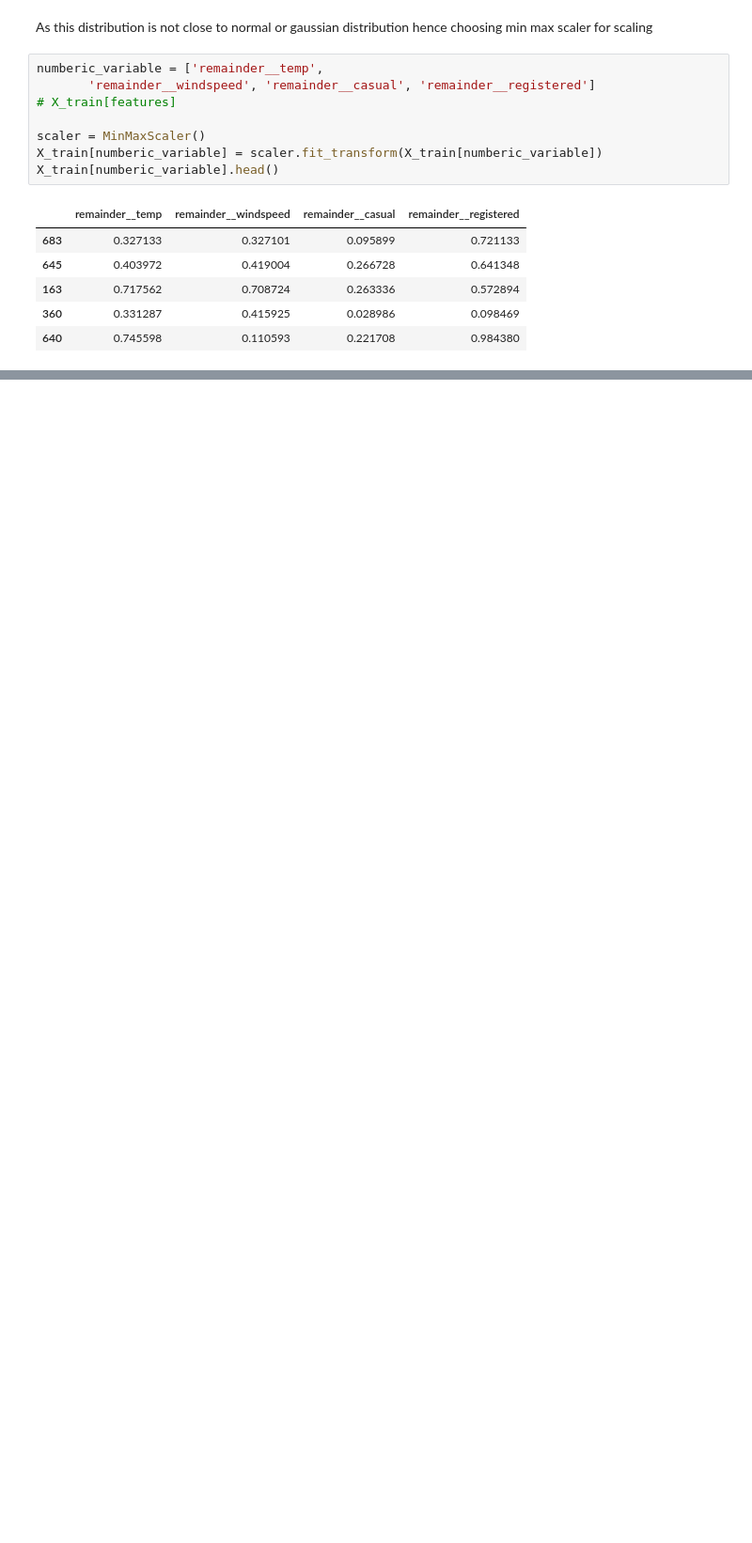
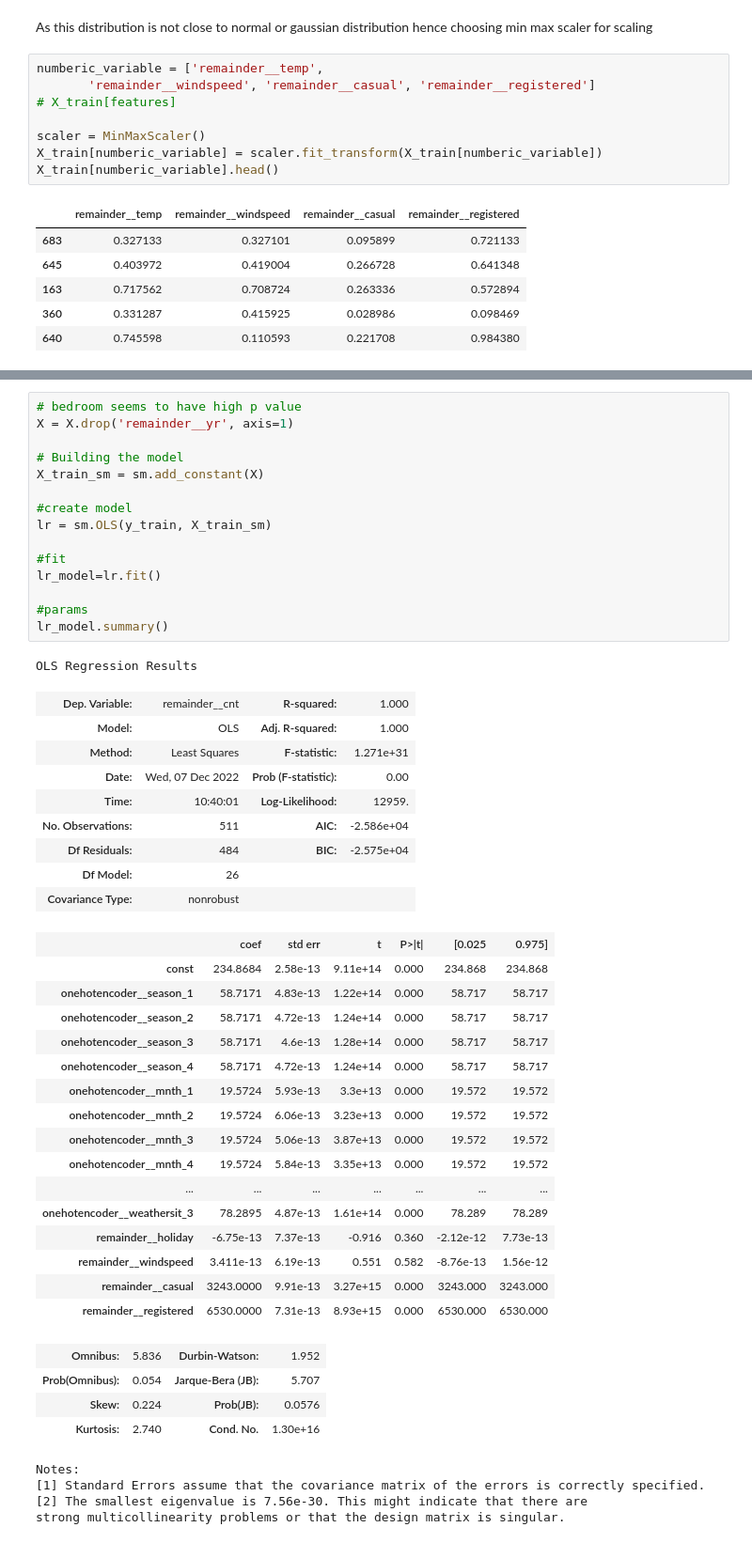
Before and after one commit to hargurjeet/Bike_Sharing_Case_Study, a Jupyter notebook: Bike_Sharing_Case_Study.ipynb, the cells around one changed output, grey strips where cells are left out. Shown at 94% size. Drawn from its saved outputs; the diff is of its cells as text; blank space fills up the shorter version.

```diff
--- a/Bike_Sharing_Case_Study.ipynb
+++ b/Bike_Sharing_Case_Study.ipynb
@@ -227,0 +390,50 @@ X_train[numberic_variable].head()
+# %%
+# bedroom seems to have high p value
+X = X.drop('remainder__yr', axis=1)
+
+# Building the model
+X_train_sm = sm.add_constant(X)
+
+#create model
+lr = sm.OLS(y_train, X_train_sm)
+
+#fit
+lr_model=lr.fit()
+
+#params
+lr_model.summary()
+# %% [output]
+OLS Regression Results
+| Dep. Variable: | remainder__cnt | R-squared: | 1.000 |
+| Model: | OLS | Adj. R-squared: | 1.000 |
+| Method: | Least Squares | F-statistic: | 1.271e+31 |
+| Date: | Wed, 07 Dec 2022 | Prob (F-statistic): | 0.00 |
+| Time: | 10:40:01 | Log-Likelihood: | 12959. |
+| No. Observations: | 511 | AIC: | -2.586e+04 |
+| Df Residuals: | 484 | BIC: | -2.575e+04 |
+| Df Model: | 26 |  |  |
+| Covariance Type: | nonrobust |  |  |
+|  | coef | std err | t | P>|t| | [0.025 | 0.975] |
+| const | 234.8684 | 2.58e-13 | 9.11e+14 | 0.000 | 234.868 | 234.868 |
+| onehotencoder__season_1 | 58.7171 | 4.83e-13 | 1.22e+14 | 0.000 | 58.717 | 58.717 |
+| onehotencoder__season_2 | 58.7171 | 4.72e-13 | 1.24e+14 | 0.000 | 58.717 | 58.717 |
+| onehotencoder__season_3 | 58.7171 | 4.6e-13 | 1.28e+14 | 0.000 | 58.717 | 58.717 |
+| onehotencoder__season_4 | 58.7171 | 4.72e-13 | 1.24e+14 | 0.000 | 58.717 | 58.717 |
+| onehotencoder__mnth_1 | 19.5724 | 5.93e-13 | 3.3e+13 | 0.000 | 19.572 | 19.572 |
+| onehotencoder__mnth_2 | 19.5724 | 6.06e-13 | 3.23e+13 | 0.000 | 19.572 | 19.572 |
+| onehotencoder__mnth_3 | 19.5724 | 5.06e-13 | 3.87e+13 | 0.000 | 19.572 | 19.572 |
+| onehotencoder__mnth_4 | 19.5724 | 5.84e-13 | 3.35e+13 | 0.000 | 19.572 | 19.572 |
+| ... | ... | ... | ... | ... | ... | ... |
+| onehotencoder__weathersit_3 | 78.2895 | 4.87e-13 | 1.61e+14 | 0.000 | 78.289 | 78.289 |
+| remainder__holiday | -6.75e-13 | 7.37e-13 | -0.916 | 0.360 | -2.12e-12 | 7.73e-13 |
+| remainder__windspeed | 3.411e-13 | 6.19e-13 | 0.551 | 0.582 | -8.76e-13 | 1.56e-12 |
+| remainder__casual | 3243.0000 | 9.91e-13 | 3.27e+15 | 0.000 | 3243.000 | 3243.000 |
+| remainder__registered | 6530.0000 | 7.31e-13 | 8.93e+15 | 0.000 | 6530.000 | 6530.000 |
+| Omnibus: | 5.836 | Durbin-Watson: | 1.952 |
+| Prob(Omnibus): | 0.054 | Jarque-Bera (JB): | 5.707 |
+| Skew: | 0.224 | Prob(JB): | 0.0576 |
+| Kurtosis: | 2.740 | Cond. No. | 1.30e+16 |
+Notes:
+[1] Standard Errors assume that the covariance matrix of the errors is correctly specified.
+[2] The smallest eigenvalue is 7.56e-30. This might indicate that there are
+strong multicollinearity problems or that the design matrix is singular.
```
Also changed, not shown: parts of 14 cells of this notebook.
